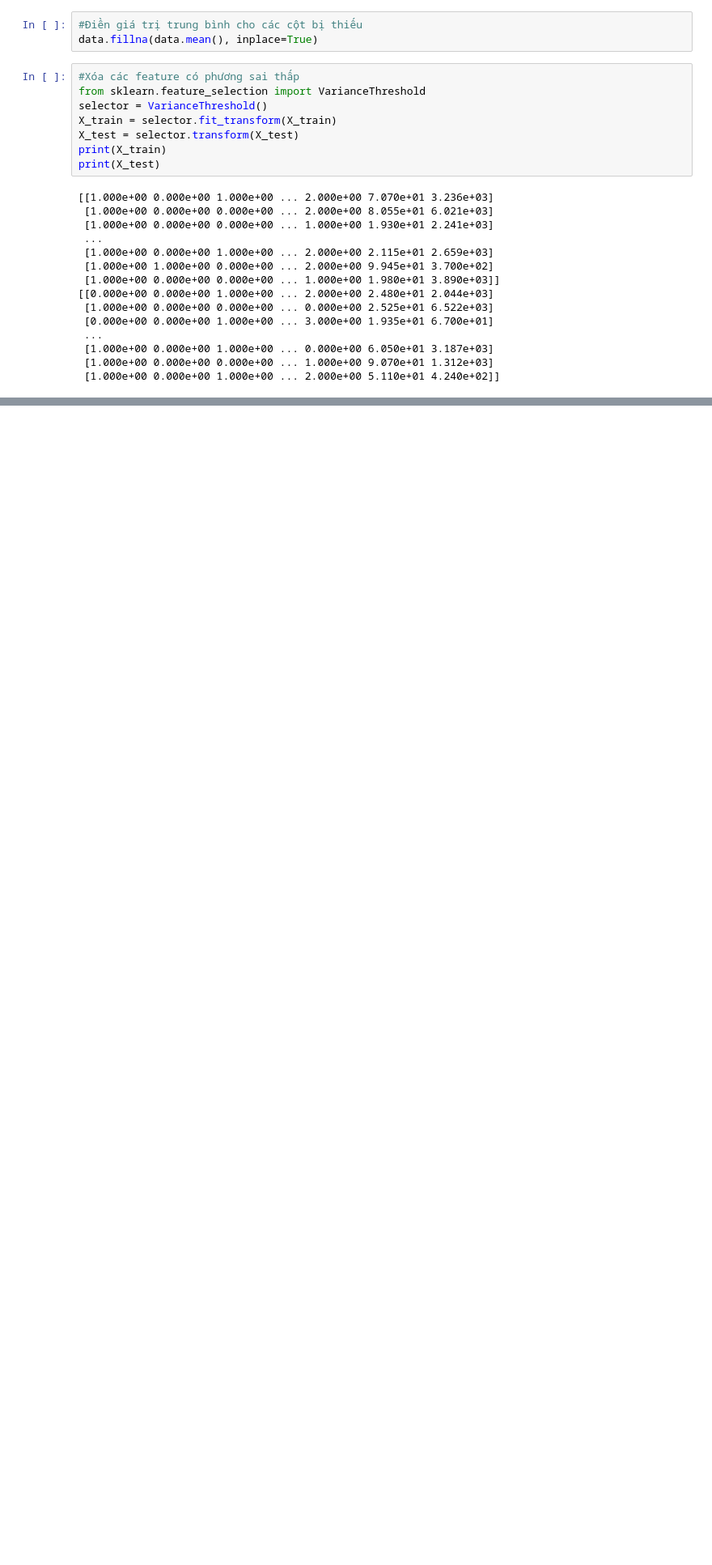
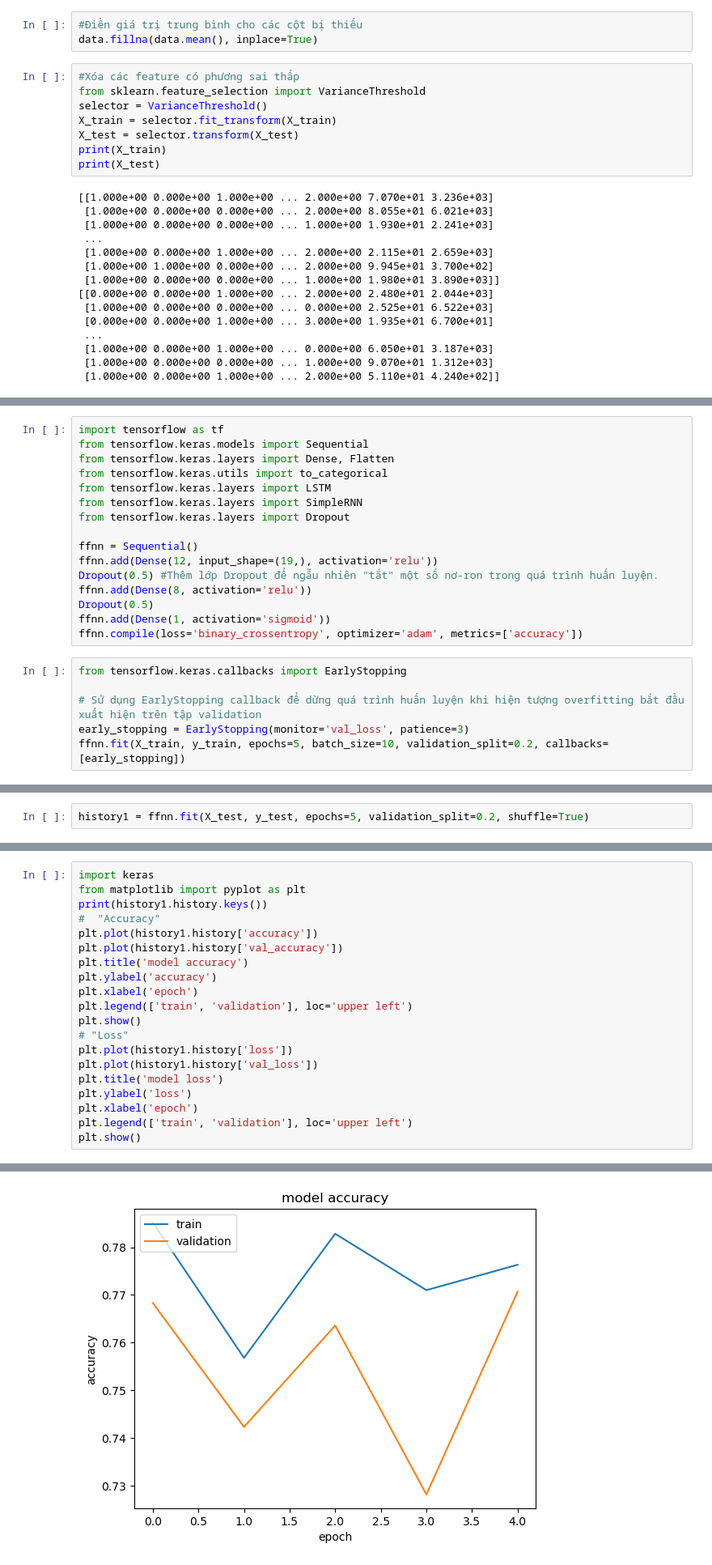
Before and after one commit to VoQuoc-Thai/FinalProject_MachineLearning, a Jupyter notebook: Final_Code.ipynb, the cells around one changed output, grey strips where cells are left out. Shown at 81% size. Saved outputs shown, nothing was run; the diff lists cells and outputs as text; blank space fills up the shorter version.

```diff
--- a/Final_Code.ipynb
+++ b/Final_Code.ipynb
@@ -319,0 +428,22 @@ Root Mean squared error: 0.3963
+# %%
+import tensorflow as tf
+from tensorflow.keras.models import Sequential
+from tensorflow.keras.layers import Dense, Flatten
+from tensorflow.keras.utils import to_categorical
+from tensorflow.keras.layers import LSTM
+from tensorflow.keras.layers import SimpleRNN
+from tensorflow.keras.layers import Dropout
+
+ffnn = Sequential()
+ffnn.add(Dense(12, input_shape=(19,), activation='relu'))
+Dropout(0.5) #Thêm lớp Dropout để ngẫu nhiên "tắt" một số nơ-ron trong quá trình huấn luyện.
+ffnn.add(Dense(8, activation='relu'))
+Dropout(0.5)
+ffnn.add(Dense(1, activation='sigmoid'))
+ffnn.compile(loss='binary_crossentropy', optimizer='adam', metrics=['accuracy'])
+# %%
+from tensorflow.keras.callbacks import EarlyStopping
+
+# Sử dụng EarlyStopping callback để dừng quá trình huấn luyện khi hiện tượng overfitting bắt đầu xuất hiện trên tập validation
+early_stopping = EarlyStopping(monitor='val_loss', patience=3)
+ffnn.fit(X_train, y_train, epochs=5, batch_size=10, validation_split=0.2, callbacks=[early_stopping])
@@ -319,0 +462,2 @@ Root Mean squared error: 0.3963
+# %%
+history1 = ffnn.fit(X_test, y_test, epochs=5, validation_split=0.2, shuffle=True)
@@ -319,0 +475,21 @@ Root Mean squared error: 0.3963
+# %%
+import keras
+from matplotlib import pyplot as plt
+print(history1.history.keys())
+#  "Accuracy"
+plt.plot(history1.history['accuracy'])
+plt.plot(history1.history['val_accuracy'])
+plt.title('model accuracy')
+plt.ylabel('accuracy')
+plt.xlabel('epoch')
+plt.legend(['train', 'validation'], loc='upper left')
+plt.show()
+# "Loss"
+plt.plot(history1.history['loss'])
+plt.plot(history1.history['val_loss'])
+plt.title('model loss')
+plt.ylabel('loss')
+plt.xlabel('epoch')
+plt.legend(['train', 'validation'], loc='upper left')
+plt.show()
+# %% [output]
@@ -319,0 +497 @@ Root Mean squared error: 0.3963
+[figure, added]
```
Also changed, not shown: parts of 29 cells of this notebook.
